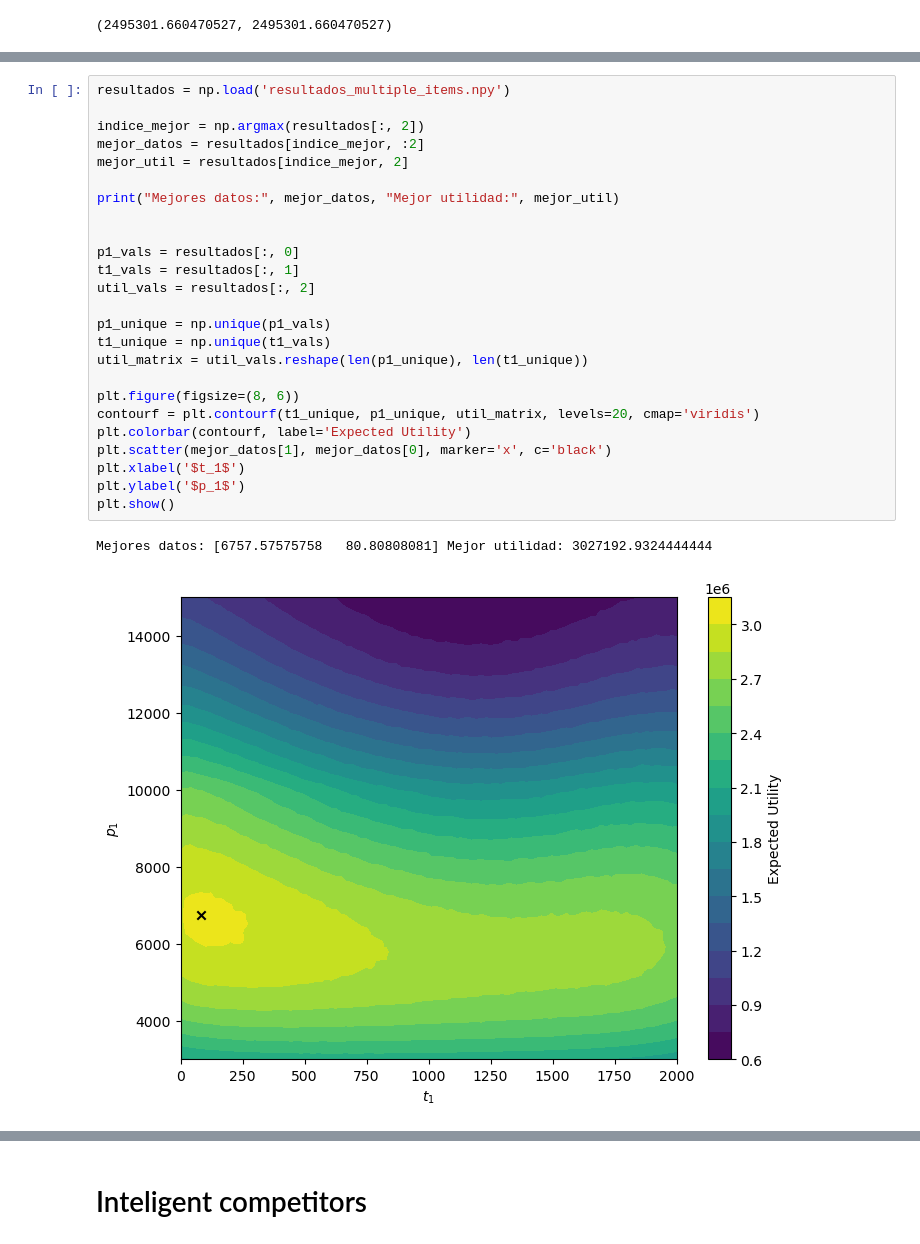
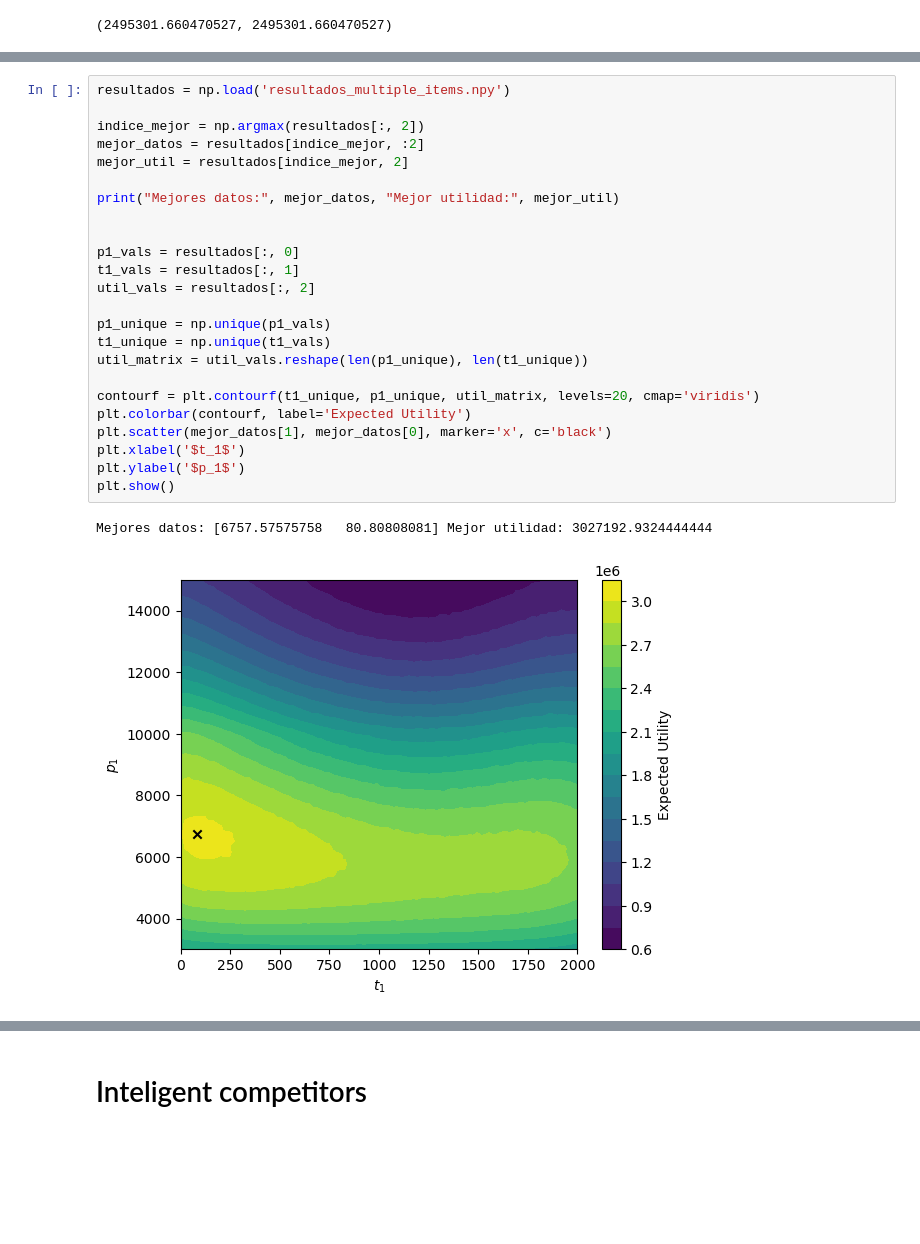
Before and after one commit to pablogarciarce/ProductLaunching, a Jupyter notebook: ProdLaunch.ipynb, the cells around one changed output, grey strips where cells are left out. Cells and saved outputs as stored; diff of their text form; blank space fills up the shorter version.

Commit message:
images and results

```diff
--- a/ProdLaunch.ipynb
+++ b/ProdLaunch.ipynb
@@ -689,28 +676,27 @@ for p1 in np.linspace(3000, 15000, 10):
 # %%
 resultados = np.load('resultados_multiple_items.npy')
 
 indice_mejor = np.argmax(resultados[:, 2])
 mejor_datos = resultados[indice_mejor, :2]
 mejor_util = resultados[indice_mejor, 2]
 
 print("Mejores datos:", mejor_datos, "Mejor utilidad:", mejor_util)
 
 
 p1_vals = resultados[:, 0]
 t1_vals = resultados[:, 1]
 util_vals = resultados[:, 2]
 
 p1_unique = np.unique(p1_vals)
 t1_unique = np.unique(t1_vals)
 util_matrix = util_vals.reshape(len(p1_unique), len(t1_unique))
 
-plt.figure(figsize=(8, 6))
 contourf = plt.contourf(t1_unique, p1_unique, util_matrix, levels=20, cmap='viridis')
 plt.colorbar(contourf, label='Expected Utility')
 plt.scatter(mejor_datos[1], mejor_datos[0], marker='x', c='black')
 plt.xlabel('$t_1$')
 plt.ylabel('$p_1$')
 plt.show()
 # %% [output]
 Mejores datos: [6757.57575758   80.80808081] Mejor utilidad: 3027192.9324444444
-[figure, old version]
+[figure, new version]
```
Also changed, not shown: parts of 10 cells of this notebook, 9 other files.
